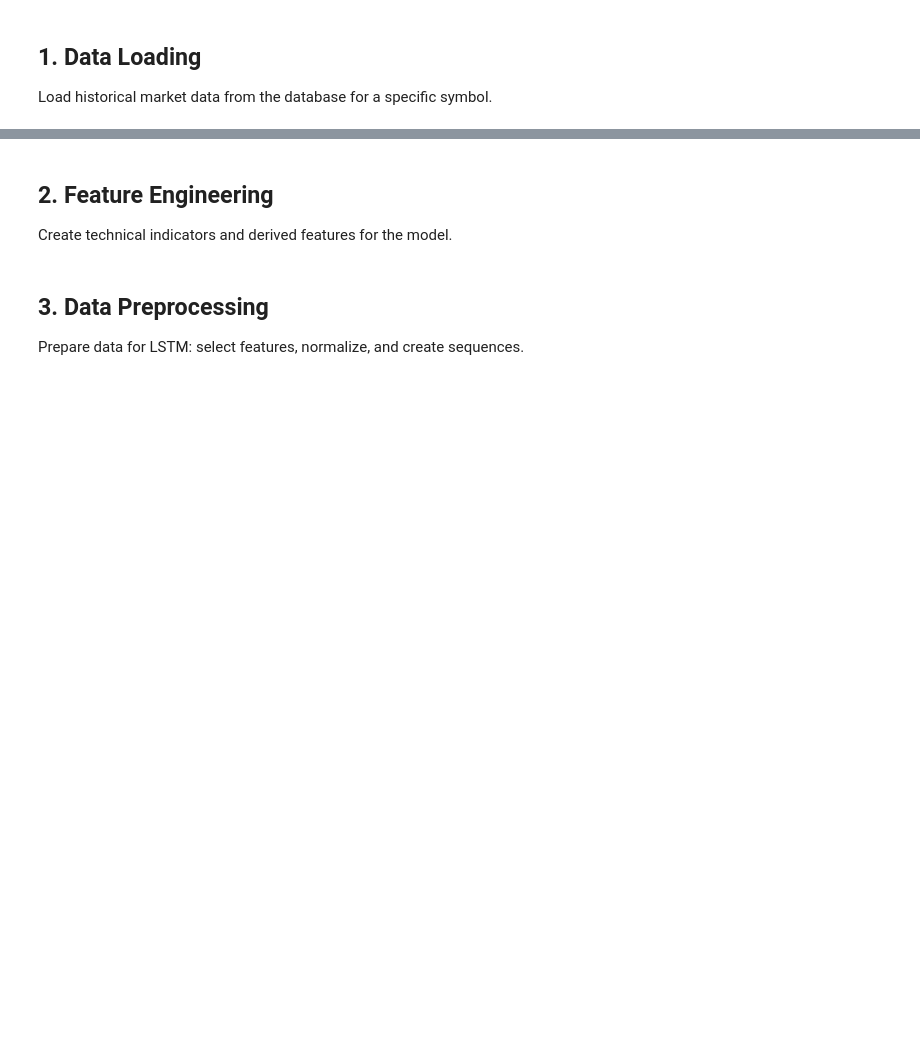
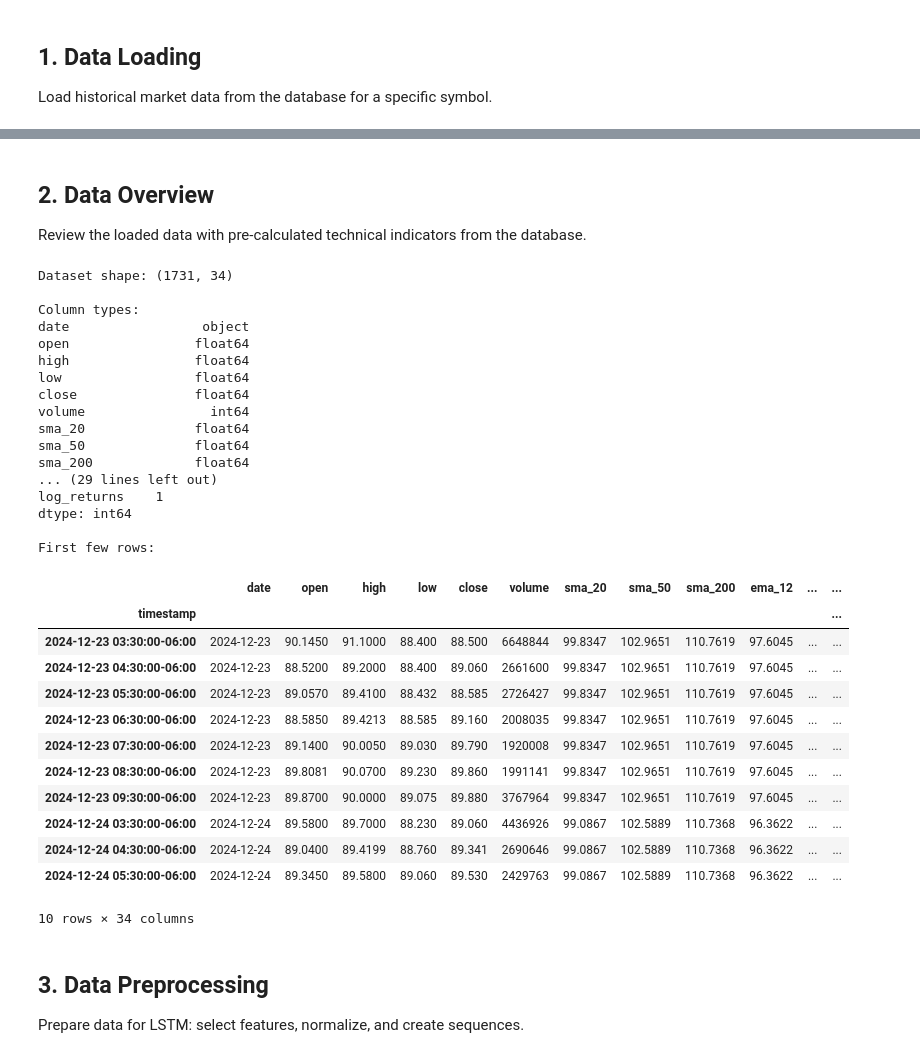
Before and after one commit to nishantnayar/Trading-System, a Jupyter notebook: notebooks/lstm_price_prediction.ipynb, the cells around one changed output, grey strips where cells are left out. Drawn from its saved outputs; the diff is of its cells as text; code cells hidden in the pictures; blank space fills up the shorter version.

```diff
--- a/notebooks/lstm_price_prediction.ipynb
+++ b/notebooks/lstm_price_prediction.ipynb
@@ -147,4 +297,0 @@ df_raw.head()
-# %% [markdown]
-## 2. Feature Engineering
-
-Create technical indicators and derived features for the model.
@@ -218,3 +298,48 @@ df_features.head()
+# %% [markdown]
+## 2. Data Overview
+
+Review the loaded data with pre-calculated technical indicators from the database.
+# %%
+# Display data summary
+print(f"Dataset shape: {df_features.shape}")
+print(f"\nColumn types:")
+print(df_features.dtypes)
+print(f"\nMissing values per column:")
+missing = df_features.isnull().sum()
+print(missing[missing > 0])
+print(f"\nFirst few rows:")
+df_features.head(10)
+# %% [output]
+Dataset shape: (1731, 34)
+
+Column types:
+date                 object
+open                float64
+high                float64
+low                 float64
+close               float64
+volume                int64
+sma_20              float64
+sma_50              float64
+sma_200             float64
+... (29 lines left out)
+log_returns    1
+dtype: int64
+
+First few rows:
+|  | date | open | high | low | close | volume | sma_20 | sma_50 | sma_200 | ema_12 | ... | ... |
+| timestamp |  |  |  |  |  |  |  |  |  |  |  | ... |
+| 2024-12-23 03:30:00-06:00 | 2024-12-23 | 90.1450 | 91.1000 | 88.400 | 88.500 | 6648844 | 99.8347 | 102.9651 | 110.7619 | 97.6045 | ... | ... |
+| 2024-12-23 04:30:00-06:00 | 2024-12-23 | 88.5200 | 89.2000 | 88.400 | 89.060 | 2661600 | 99.8347 | 102.9651 | 110.7619 | 97.6045 | ... | ... |
+| 2024-12-23 05:30:00-06:00 | 2024-12-23 | 89.0570 | 89.4100 | 88.432 | 88.585 | 2726427 | 99.8347 | 102.9651 | 110.7619 | 97.6045 | ... | ... |
+| 2024-12-23 06:30:00-06:00 | 2024-12-23 | 88.5850 | 89.4213 | 88.585 | 89.160 | 2008035 | 99.8347 | 102.9651 | 110.7619 | 97.6045 | ... | ... |
+| 2024-12-23 07:30:00-06:00 | 2024-12-23 | 89.1400 | 90.0050 | 89.030 | 89.790 | 1920008 | 99.8347 | 102.9651 | 110.7619 | 97.6045 | ... | ... |
+| 2024-12-23 08:30:00-06:00 | 2024-12-23 | 89.8081 | 90.0700 | 89.230 | 89.860 | 1991141 | 99.8347 | 102.9651 | 110.7619 | 97.6045 | ... | ... |
+| 2024-12-23 09:30:00-06:00 | 2024-12-23 | 89.8700 | 90.0000 | 89.075 | 89.880 | 3767964 | 99.8347 | 102.9651 | 110.7619 | 97.6045 | ... | ... |
+| 2024-12-24 03:30:00-06:00 | 2024-12-24 | 89.5800 | 89.7000 | 88.230 | 89.060 | 4436926 | 99.0867 | 102.5889 | 110.7368 | 96.3622 | ... | ... |
+| 2024-12-24 04:30:00-06:00 | 2024-12-24 | 89.0400 | 89.4199 | 88.760 | 89.341 | 2690646 | 99.0867 | 102.5889 | 110.7368 | 96.3622 | ... | ... |
+| 2024-12-24 05:30:00-06:00 | 2024-12-24 | 89.3450 | 89.5800 | 89.060 | 89.530 | 2429763 | 99.0867 | 102.5889 | 110.7368 | 96.3622 | ... | ... |
+10 rows × 34 columns
 # %% [markdown]
 ## 3. Data Preprocessing
 
```
Also changed, not shown: parts of 49 cells of this notebook, 3 other files.
